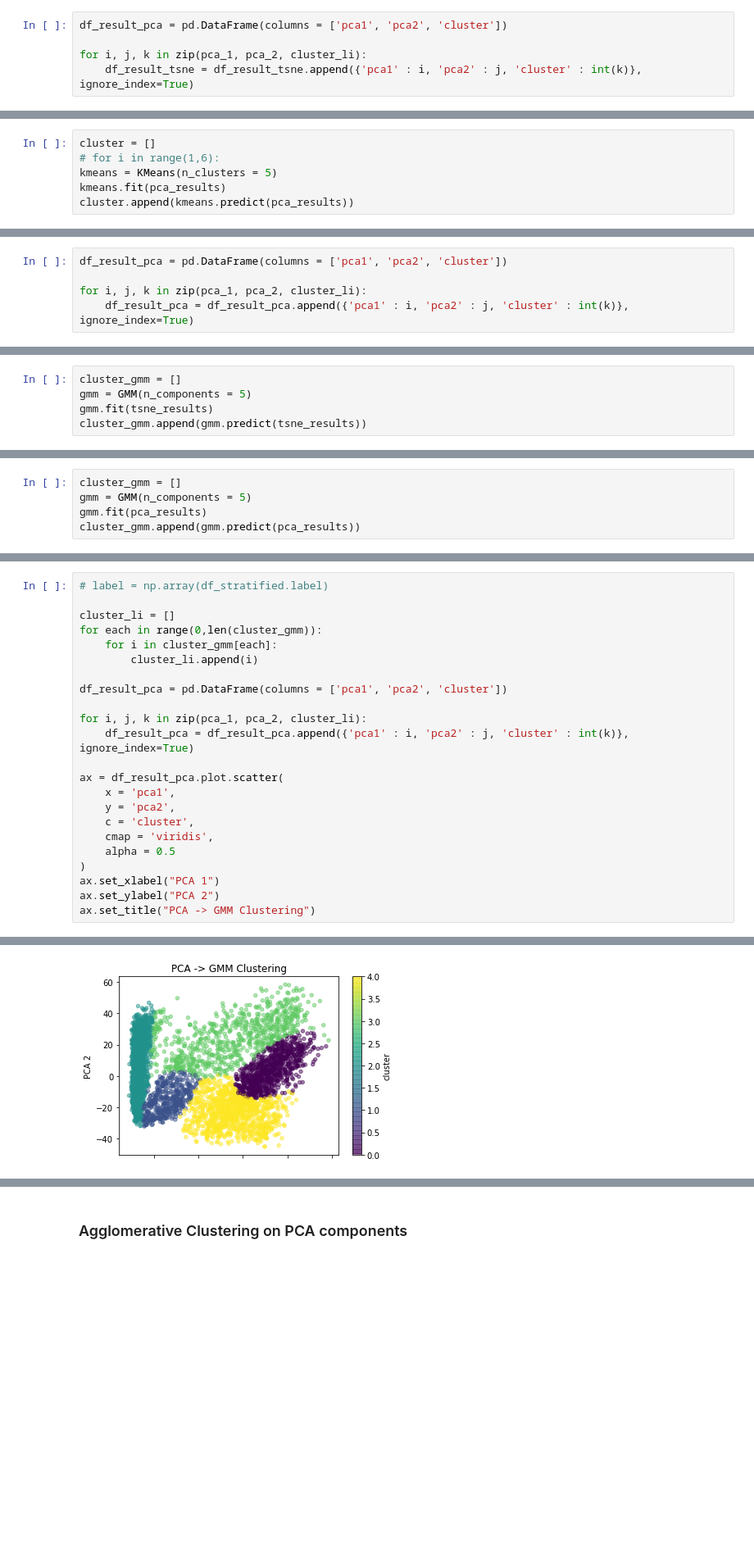
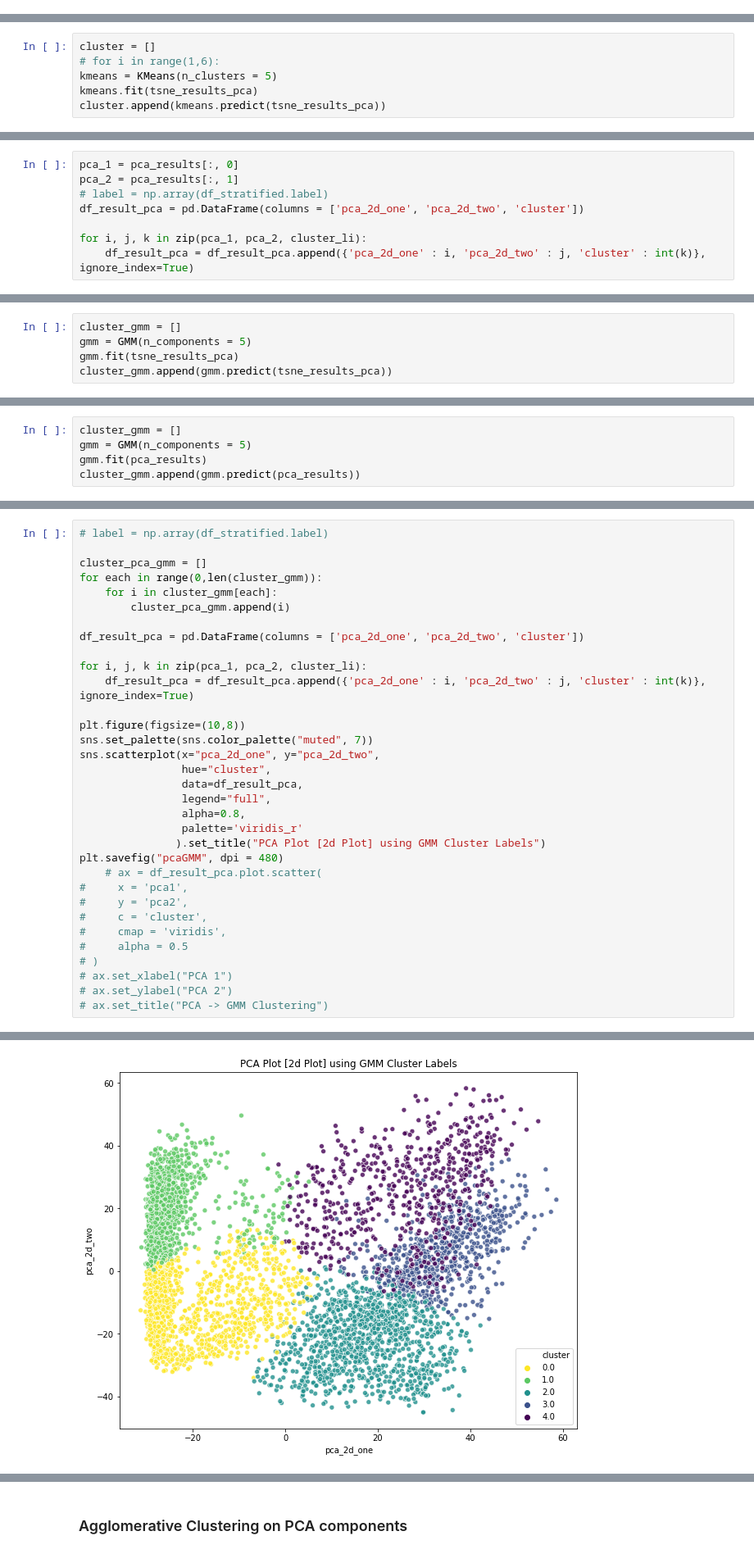
Before and after one commit to Gourang97/Image-Based-Product-Recommendation, a Jupyter notebook: Notebooks/Milestone 2.ipynb, the cells around one changed output, grey strips where cells are left out. Shown at 82% size. Cells and saved outputs as stored; diff of their text form; blank space fills up the shorter version.

```diff
--- a/Notebooks/Milestone 2.ipynb
+++ b/Notebooks/Milestone 2.ipynb
@@ -145,8 +218,3 @@ Text(0.5, 1.0, 'PCA with original Labels')
-# %%
-df_result_pca = pd.DataFrame(columns = ['pca1', 'pca2', 'cluster'])
-
-for i, j, k in zip(pca_1, pca_2, cluster_li):
-    df_result_tsne = df_result_tsne.append({'pca1' : i, 'pca2' : j, 'cluster' : int(k)}, ignore_index=True)
 # %% [markdown]
 ### PCA and KMeans Clustering
 # %%
@@ -169,18 +237,21 @@ Text(0.5, 1.0, 'KMeans Clustering -> PCA Plot')
 cluster = []
 # for i in range(1,6):
 kmeans = KMeans(n_clusters = 5)
-kmeans.fit(pca_results)
-cluster.append(kmeans.predict(pca_results))
+kmeans.fit(tsne_results_pca)
+cluster.append(kmeans.predict(tsne_results_pca))
 # %%
 cluster_li = []
 for each in range(0,len(cluster)):
     for i in cluster[each]:
         cluster_li.append(i)
 # %%
-df_result_pca = pd.DataFrame(columns = ['pca1', 'pca2', 'cluster'])
+pca_1 = pca_results[:, 0]
+pca_2 = pca_results[:, 1]
+# label = np.array(df_stratified.label)
+df_result_pca = pd.DataFrame(columns = ['pca_2d_one', 'pca_2d_two', 'cluster'])
 
 for i, j, k in zip(pca_1, pca_2, cluster_li):
-    df_result_pca = df_result_pca.append({'pca1' : i, 'pca2' : j, 'cluster' : int(k)}, ignore_index=True)
+    df_result_pca = df_result_pca.append({'pca_2d_one' : i, 'pca_2d_two' : j, 'cluster' : int(k)}, ignore_index=True)
 # %%
 ax = df_result_pca.plot.scatter(
     x = 'pca1',
@@ -251,6 +322,6 @@ Text(0.5, 1.0, 'T-SNE Plot -> KMeans Clustering')
 # %%
 cluster_gmm = []
 gmm = GMM(n_components = 5)
-gmm.fit(tsne_results)
-cluster_gmm.append(gmm.predict(tsne_results))
+gmm.fit(tsne_results_pca)
+cluster_gmm.append(gmm.predict(tsne_results_pca))
 # %%
@@ -305,24 +366,34 @@ array([[-2.61905804e+01,  6.13864257e+00, -2.75037105e+00,
 # %%
 # label = np.array(df_stratified.label)
 
-cluster_li = []
+cluster_pca_gmm = []
 for each in range(0,len(cluster_gmm)):
     for i in cluster_gmm[each]:
-        cluster_li.append(i)
+        cluster_pca_gmm.append(i)
 
-df_result_pca = pd.DataFrame(columns = ['pca1', 'pca2', 'cluster'])
+df_result_pca = pd.DataFrame(columns = ['pca_2d_one', 'pca_2d_two', 'cluster'])
 
 for i, j, k in zip(pca_1, pca_2, cluster_li):
-    df_result_pca = df_result_pca.append({'pca1' : i, 'pca2' : j, 'cluster' : int(k)}, ignore_index=True)
+    df_result_pca = df_result_pca.append({'pca_2d_one' : i, 'pca_2d_two' : j, 'cluster' : int(k)}, ignore_index=True)
 
-ax = df_result_pca.plot.scatter(
-    x = 'pca1',
-    y = 'pca2',
-    c = 'cluster',
-    cmap = 'viridis',
-    alpha = 0.5
-)
-ax.set_xlabel("PCA 1")
-ax.set_ylabel("PCA 2")
-ax.set_title("PCA -> GMM Clustering")
+plt.figure(figsize=(10,8))
+sns.set_palette(sns.color_palette("muted", 7))
+sns.scatterplot(x="pca_2d_one", y="pca_2d_two",
+                hue="cluster",
+                data=df_result_pca,
+                legend="full",
+                alpha=0.8,
+                palette='viridis_r'
+               ).set_title("PCA Plot [2d Plot] using GMM Cluster Labels")
+plt.savefig("pcaGMM", dpi = 480)
+    # ax = df_result_pca.plot.scatter(
+#     x = 'pca1',
+#     y = 'pca2',
+#     c = 'cluster',
+#     cmap = 'viridis',
+#     alpha = 0.5
+# )
+# ax.set_xlabel("PCA 1")
+# ax.set_ylabel("PCA 2")
+# ax.set_title("PCA -> GMM Clustering")
 # %% [output]
@@ -330,4 +400,4 @@ Text(0.5, 1.0, 'PCA -> GMM Clustering')
-[figure, old version]
+[figure, new version]
 # %%
 # TRY WITH 150 COmponent
 pca_150 = PCA(
```
Also changed, not shown: parts of 34 cells of this notebook, 14 other files.
